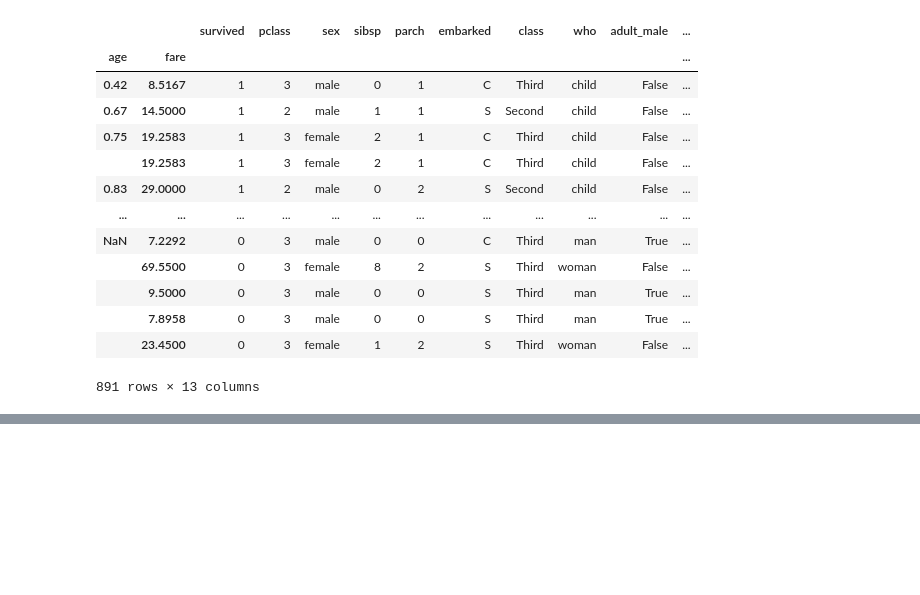
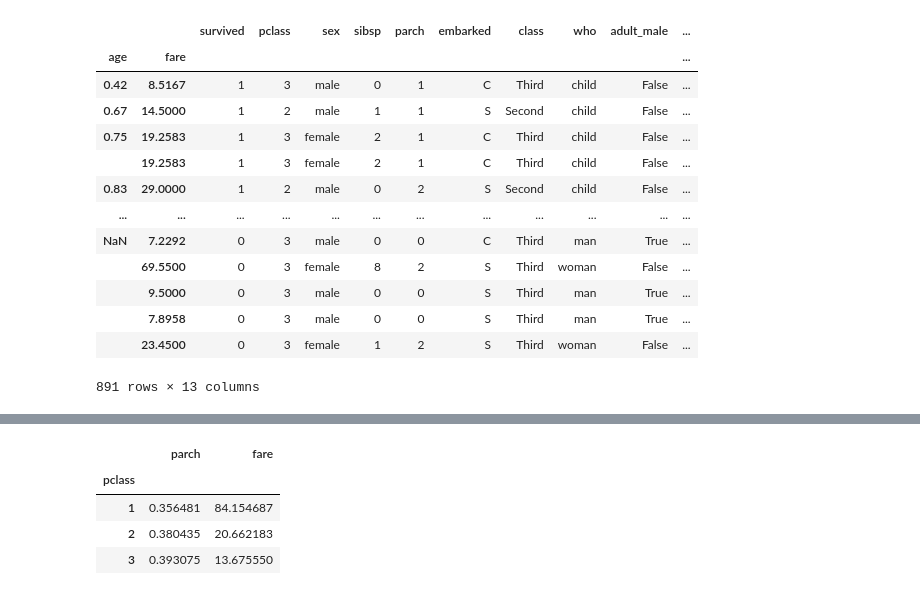
Before and after one commit to Sudhanshugupta26/pandas_code, a Jupyter notebook: pandas2.ipynb, the cells around one changed output, grey strips where cells are left out. Drawn from its saved outputs; the diff is of its cells as text; code cells hidden in the pictures; blank space fills up the shorter version.

```diff
--- a/pandas2.ipynb
+++ b/pandas2.ipynb
@@ -108,0 +117,8 @@ df2.set_index(["age","fare"])
+# %%
+df.groupby(by=["pclass"])[["parch","fare"]].mean()
+# %% [output]
+|  | parch | fare |
+| pclass |  |  |
+| 1 | 0.356481 | 84.154687 |
+| 2 | 0.380435 | 20.662183 |
+| 3 | 0.393075 | 13.675550 |
```
Also changed, not shown: parts of 2 cells of this notebook.
